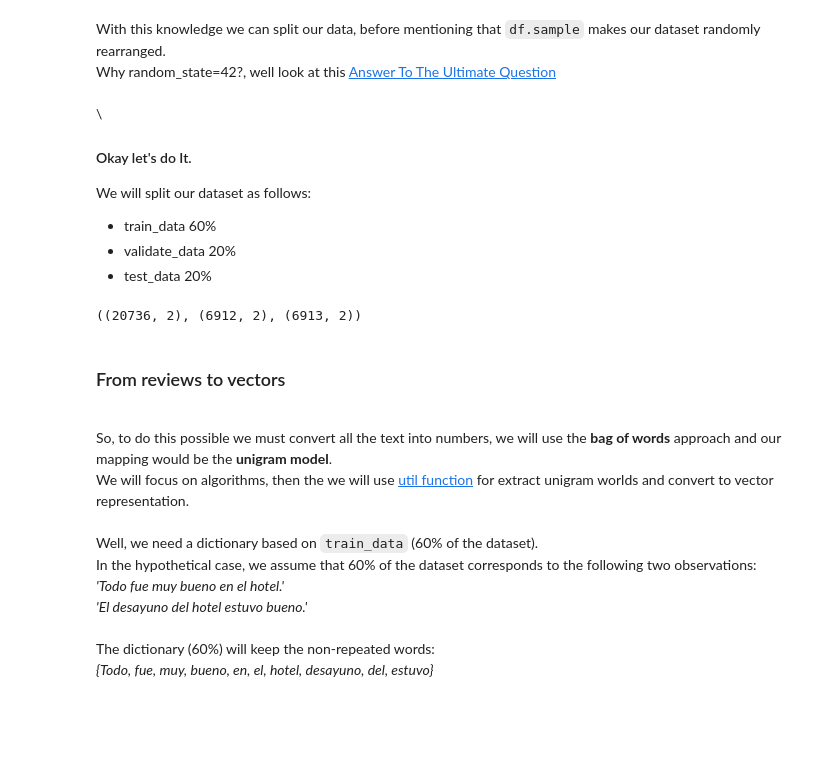
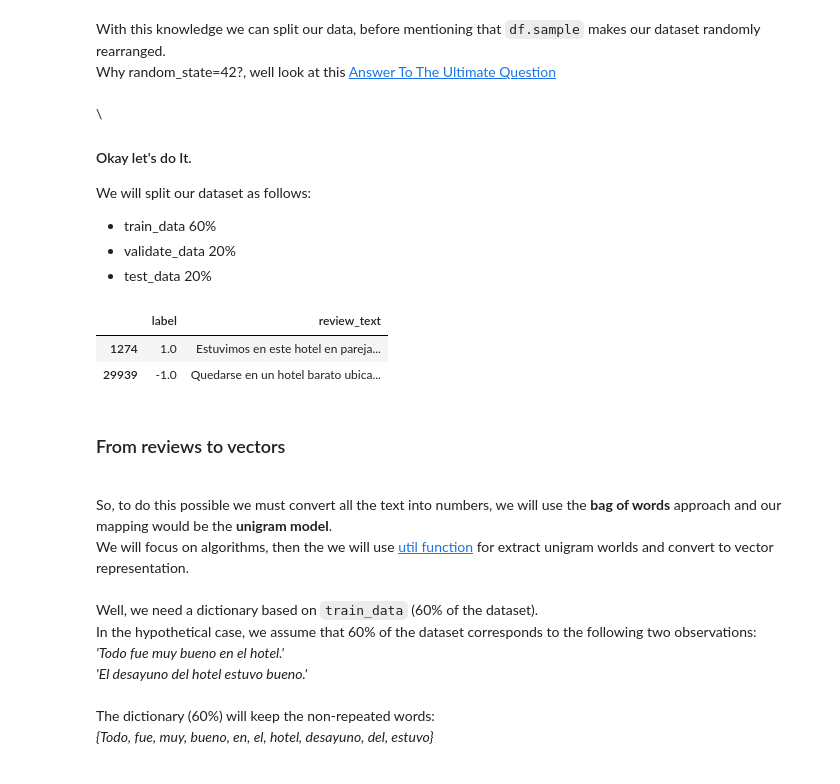
Before and after one commit to beltrewilton/binary_classifier, a Jupyter notebook: 1_basic_bin_classifier_lab.ipynb, the cells around one changed output. Cells and saved outputs as stored; diff of their text form; code cells hidden in the pictures; blank space fills up the shorter version.

```diff
--- a/1_basic_bin_classifier_lab.ipynb
+++ b/1_basic_bin_classifier_lab.ipynb
@@ -78,8 +78,20 @@ We will split our dataset as follows:
 train_data, validate_data, test_data = np.split(df.sample(frac=1, random_state=42).values,  [int(.6*len(df)), int(.8*len(df))])
 # %%
 train_data.shape, validate_data.shape, test_data.shape  # now we have 3 arrays of 2 columns and a lot of rows.
+
+pd.set_option('max_colwidth', -1)
+df.sample(frac=1).head(1)
+df.rename(columns={"rating": "label"}, inplace=True)
+bad_review = df[df.label < 2].sample(frac=1).head(1)
+nice_review = df[df.label > 4].sample(frac=1).head(1)
+demo_review = bad_review.combine_first(nice_review)
+demo_review.loc[demo_review.label == 1, "label"] = -1
+demo_review.loc[demo_review.label == 5, "label"] = 1
+demo_review
 # %% [output]
-((20736, 2), (6912, 2), (6913, 2))
+|  | label | review_text |
+| 1274 | 1.0 | Estuvimos en este hotel en pareja... |
+| 29939 | -1.0 | Quedarse en un hotel barato ubica... |
 # %% [markdown]
 ### From reviews to vectors
 
```
Also changed, not shown: parts of 5 cells of this notebook.
